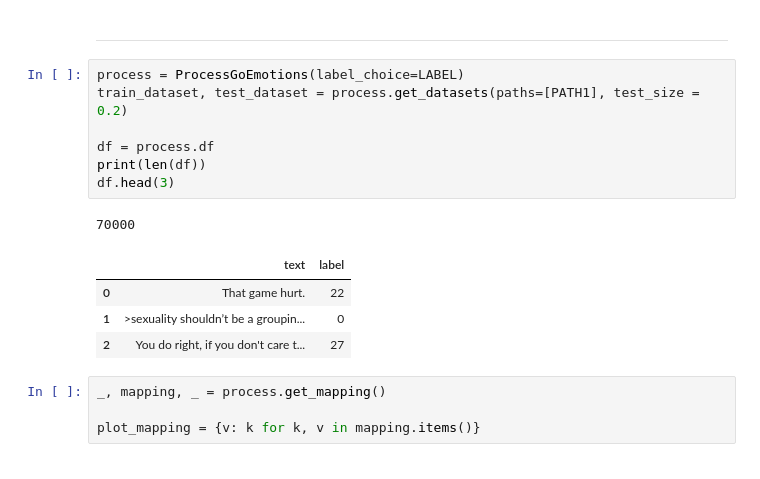
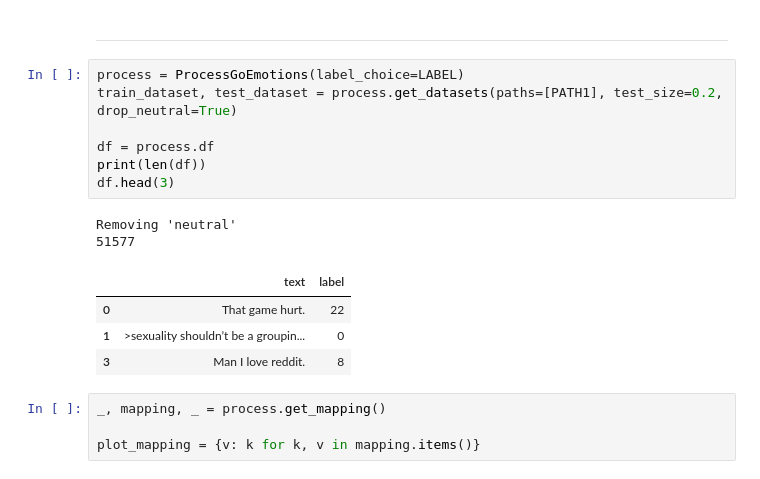
Before and after one commit to sassoncharlotte/nlp-intent-classification, a Jupyter notebook: data_analysis.ipynb, the cells around one changed output. Cells and saved outputs as stored; diff of their text form.

Commit message:
analysis w/o neutral

```diff
--- a/data_analysis.ipynb
+++ b/data_analysis.ipynb
@@ -51,17 +51,18 @@ LABEL = "emotions"
 -----
 # %%
 process = ProcessGoEmotions(label_choice=LABEL)
-train_dataset, test_dataset = process.get_datasets(paths=[PATH1], test_size = 0.2)
+train_dataset, test_dataset = process.get_datasets(paths=[PATH1], test_size=0.2, drop_neutral=True)
 
 df = process.df
 print(len(df))
 df.head(3)
 # %% [output]
-70000
+Removing 'neutral'
+51577
 |  | text | label |
 | 0 | That game hurt. | 22 |
 | 1 | >sexuality shouldn’t be a groupin... | 0 |
-| 2 | You do right, if you don't care t... | 27 |
+| 3 | Man I love reddit. | 8 |
 # %%
 _, mapping, _ = process.get_mapping()
 
```
Also changed, not shown: parts of 4 cells of this notebook.
